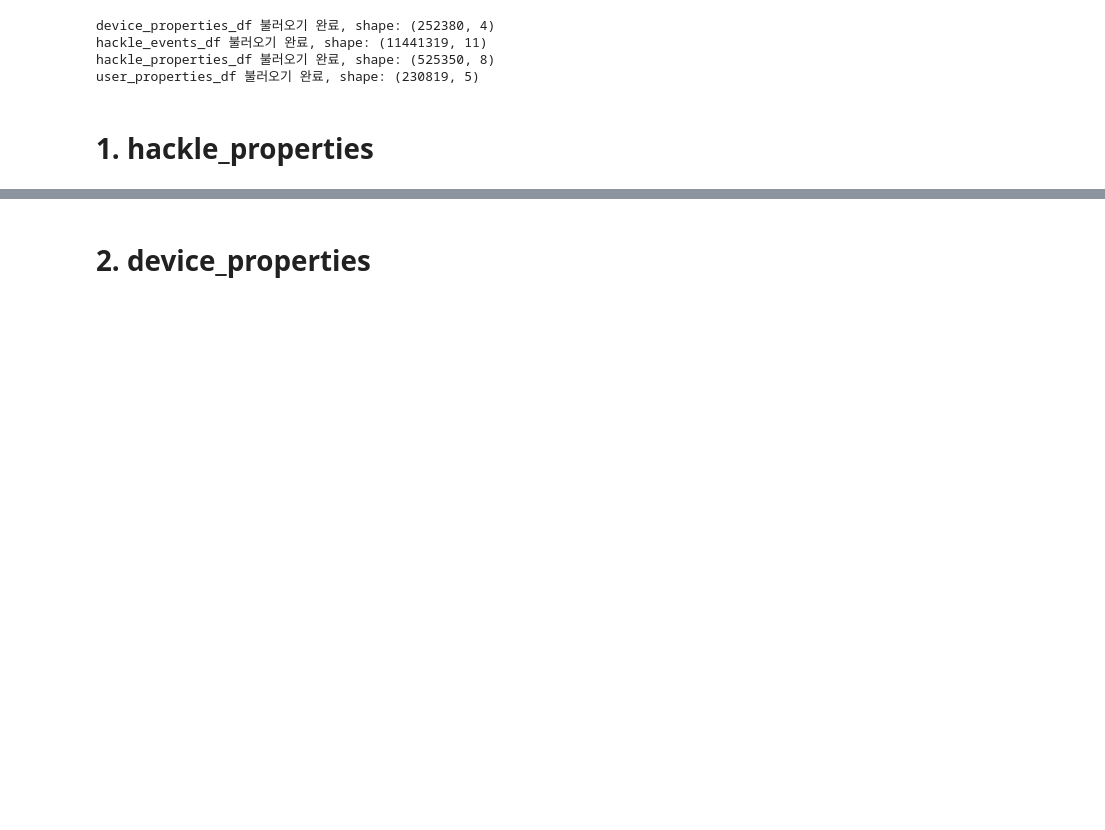
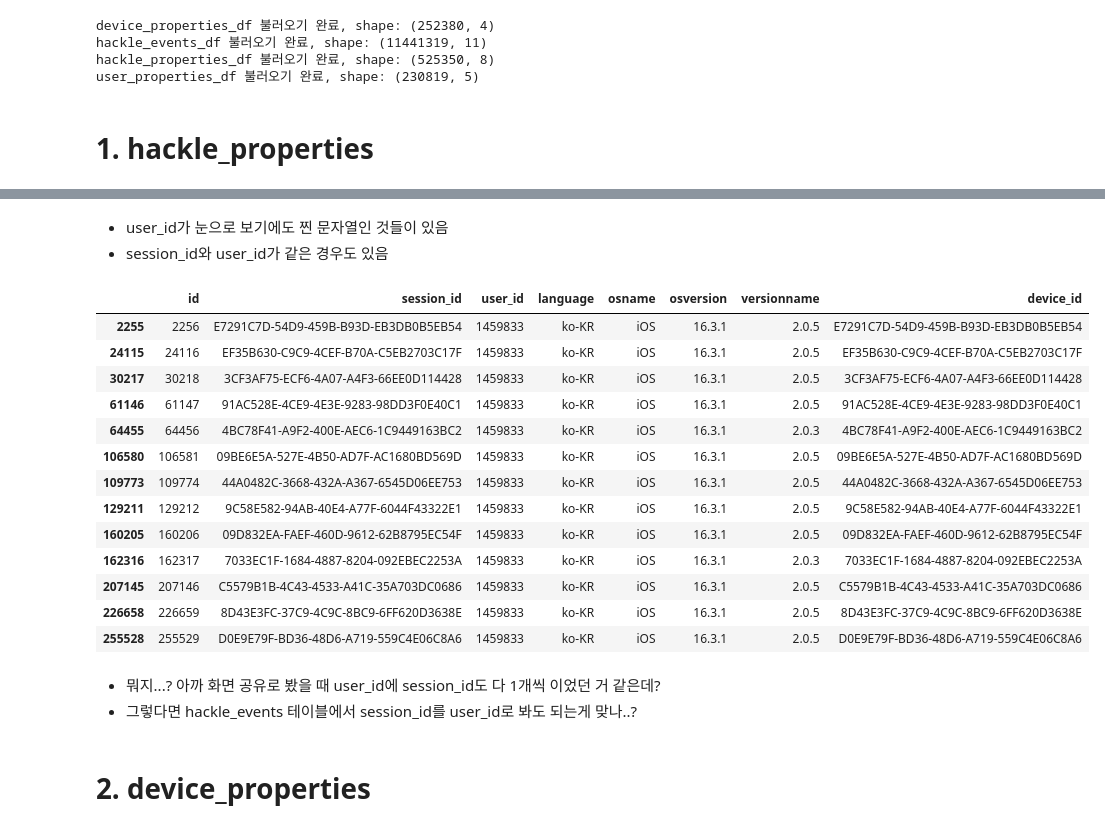
Before and after one commit to seung127/codeit_project, a Jupyter notebook: codeit-project-docker/notebooks/eda_hackle.ipynb, the cells around one changed output, grey strips where cells are left out. Saved outputs shown, nothing was run; the diff lists cells and outputs as text; code cells hidden in the pictures; blank space fills up the shorter version.

Commit message:
eda_hackle_ver1

```diff
--- a/codeit-project-docker/notebooks/eda_hackle.ipynb
+++ b/codeit-project-docker/notebooks/eda_hackle.ipynb
@@ -110,0 +175,4 @@ DataFrame 중복값 확인:
+# %%
+# user_id에 공백만 입력된 경우 'unknown'으로 변경
+hackle_properties_df['user_id'] = hackle_properties_df['user_id'].apply(lambda x: 'unknown' if isinstance(x, str) and x.strip() == '' else x)
+hackle_properties_df['user_id'].value_counts()
@@ -111,2 +231,26 @@ DataFrame 중복값 확인:
+# %% [markdown]
+- user_id가 눈으로 보기에도 찐 문자열인 것들이 있음
+- session_id와 user_id가 같은 경우도 있음
+# %%
+# 한 user_id에 session_id 갯수 13개인 것 샘플 확인
+hackle_properties_df[hackle_properties_df['user_id'] == '1459833']
+# %% [output]
+|  | id | session_id | user_id | language | osname | osversion | versionname | device_id |
+| 2255 | 2256 | E7291C7D-54D9-459B-B93D-EB3DB0B5EB54 | 1459833 | ko-KR | iOS | 16.3.1 | 2.0.5 | E7291C7D-54D9-459B-B93D-EB3DB0B5EB54 |
+| 24115 | 24116 | EF35B630-C9C9-4CEF-B70A-C5EB2703C17F | 1459833 | ko-KR | iOS | 16.3.1 | 2.0.5 | EF35B630-C9C9-4CEF-B70A-C5EB2703C17F |
+| 30217 | 30218 | 3CF3AF75-ECF6-4A07-A4F3-66EE0D114428 | 1459833 | ko-KR | iOS | 16.3.1 | 2.0.5 | 3CF3AF75-ECF6-4A07-A4F3-66EE0D114428 |
+| 61146 | 61147 | 91AC528E-4CE9-4E3E-9283-98DD3F0E40C1 | 1459833 | ko-KR | iOS | 16.3.1 | 2.0.5 | 91AC528E-4CE9-4E3E-9283-98DD3F0E40C1 |
+| 64455 | 64456 | 4BC78F41-A9F2-400E-AEC6-1C9449163BC2 | 1459833 | ko-KR | iOS | 16.3.1 | 2.0.3 | 4BC78F41-A9F2-400E-AEC6-1C9449163BC2 |
+| 106580 | 106581 | 09BE6E5A-527E-4B50-AD7F-AC1680BD569D | 1459833 | ko-KR | iOS | 16.3.1 | 2.0.5 | 09BE6E5A-527E-4B50-AD7F-AC1680BD569D |
+| 109773 | 109774 | 44A0482C-3668-432A-A367-6545D06EE753 | 1459833 | ko-KR | iOS | 16.3.1 | 2.0.5 | 44A0482C-3668-432A-A367-6545D06EE753 |
+| 129211 | 129212 | 9C58E582-94AB-40E4-A77F-6044F43322E1 | 1459833 | ko-KR | iOS | 16.3.1 | 2.0.5 | 9C58E582-94AB-40E4-A77F-6044F43322E1 |
+| 160205 | 160206 | 09D832EA-FAEF-460D-9612-62B8795EC54F | 1459833 | ko-KR | iOS | 16.3.1 | 2.0.5 | 09D832EA-FAEF-460D-9612-62B8795EC54F |
+| 162316 | 162317 | 7033EC1F-1684-4887-8204-092EBEC2253A | 1459833 | ko-KR | iOS | 16.3.1 | 2.0.3 | 7033EC1F-1684-4887-8204-092EBEC2253A |
+| 207145 | 207146 | C5579B1B-4C43-4533-A41C-35A703DC0686 | 1459833 | ko-KR | iOS | 16.3.1 | 2.0.5 | C5579B1B-4C43-4533-A41C-35A703DC0686 |
+| 226658 | 226659 | 8D43E3FC-37C9-4C9C-8BC9-6FF620D3638E | 1459833 | ko-KR | iOS | 16.3.1 | 2.0.5 | 8D43E3FC-37C9-4C9C-8BC9-6FF620D3638E |
+| 255528 | 255529 | D0E9E79F-BD36-48D6-A719-559C4E06C8A6 | 1459833 | ko-KR | iOS | 16.3.1 | 2.0.5 | D0E9E79F-BD36-48D6-A719-559C4E06C8A6 |
+# %% [markdown]
+- 뭐지...? 아까 화면 공유로 봤을 때 user_id에 session_id도 다 1개씩 이었던 거 같은데?
+- 그렇다면 hackle_events 테이블에서 session_id를 user_id로 봐도 되는게 맞나..?
 # %% [markdown]
 # 2. device_properties
```
Also changed, not shown: parts of 30 cells of this notebook.
